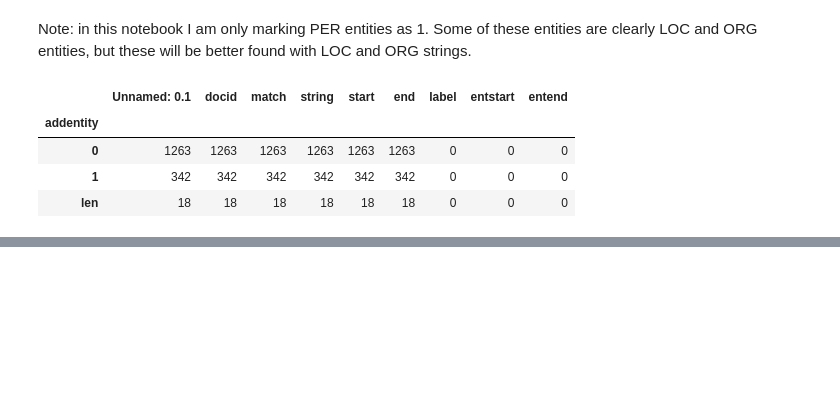
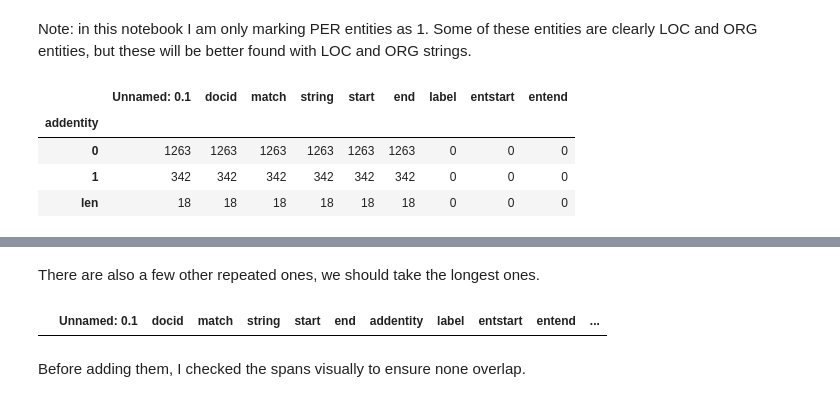
Before and after one commit to FelipeAdeT/SevilleDataProcessing, a Jupyter notebook: Data Cleaning/Data Cleaning 4.ipynb, the cells around one changed output, grey strips where cells are left out. Cells and saved outputs as stored; diff of their text form; code cells hidden in the pictures; blank space fills up the shorter version.

```diff
--- a/Data Cleaning/Data Cleaning 4.ipynb
+++ b/Data Cleaning/Data Cleaning 4.ipynb
@@ -406,0 +425,8 @@ untaggedPERS_df.to_csv('Files_Cleaning4/untaggedPERstrings_strat1_manual.csv')
+# %%
+untagged_PERSedits = untagged_PERSedits.drop_duplicates(['docid','newstart','newend'])
+# %% [markdown]
+There are also a few other repeated ones, we should take the longest ones.
+# %%
+untagged_PERSedits[untagged_PERSedits.duplicated(subset=['docid','newend'], keep=False)].sort_values(['docid','start','end'], ascending = True)
+# %% [output]
+|  | Unnamed: 0.1 | docid | match | string | start | end | addentity | label | entstart | entend | ... |
@@ -406,0 +435,2 @@ untaggedPERS_df.to_csv('Files_Cleaning4/untaggedPERstrings_strat1_manual.csv')
+# %% [markdown]
+Before adding them, I checked the spans visually to ensure none overlap.
```
Also changed, not shown: parts of 18 cells of this notebook, 4 other files.
